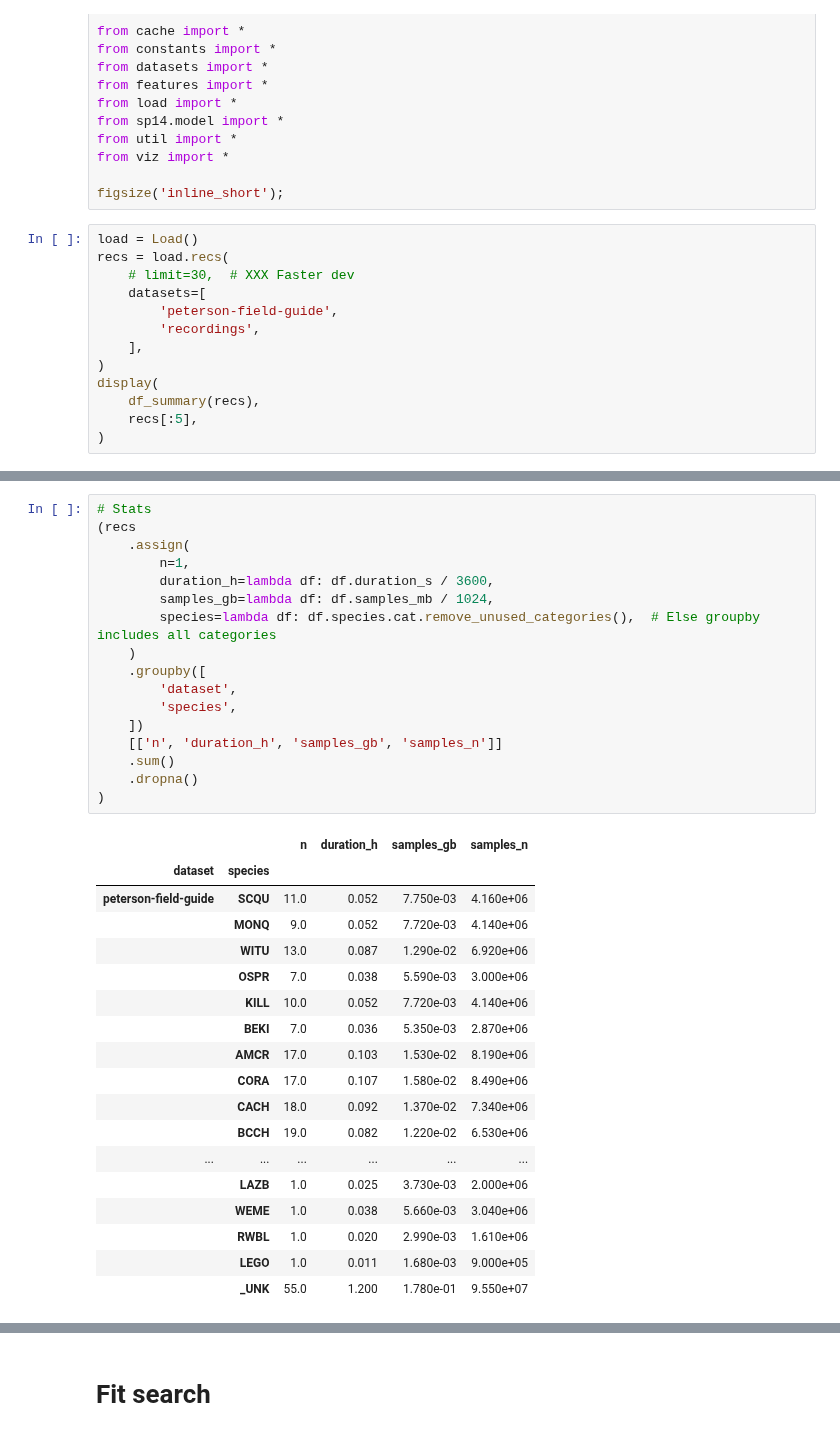
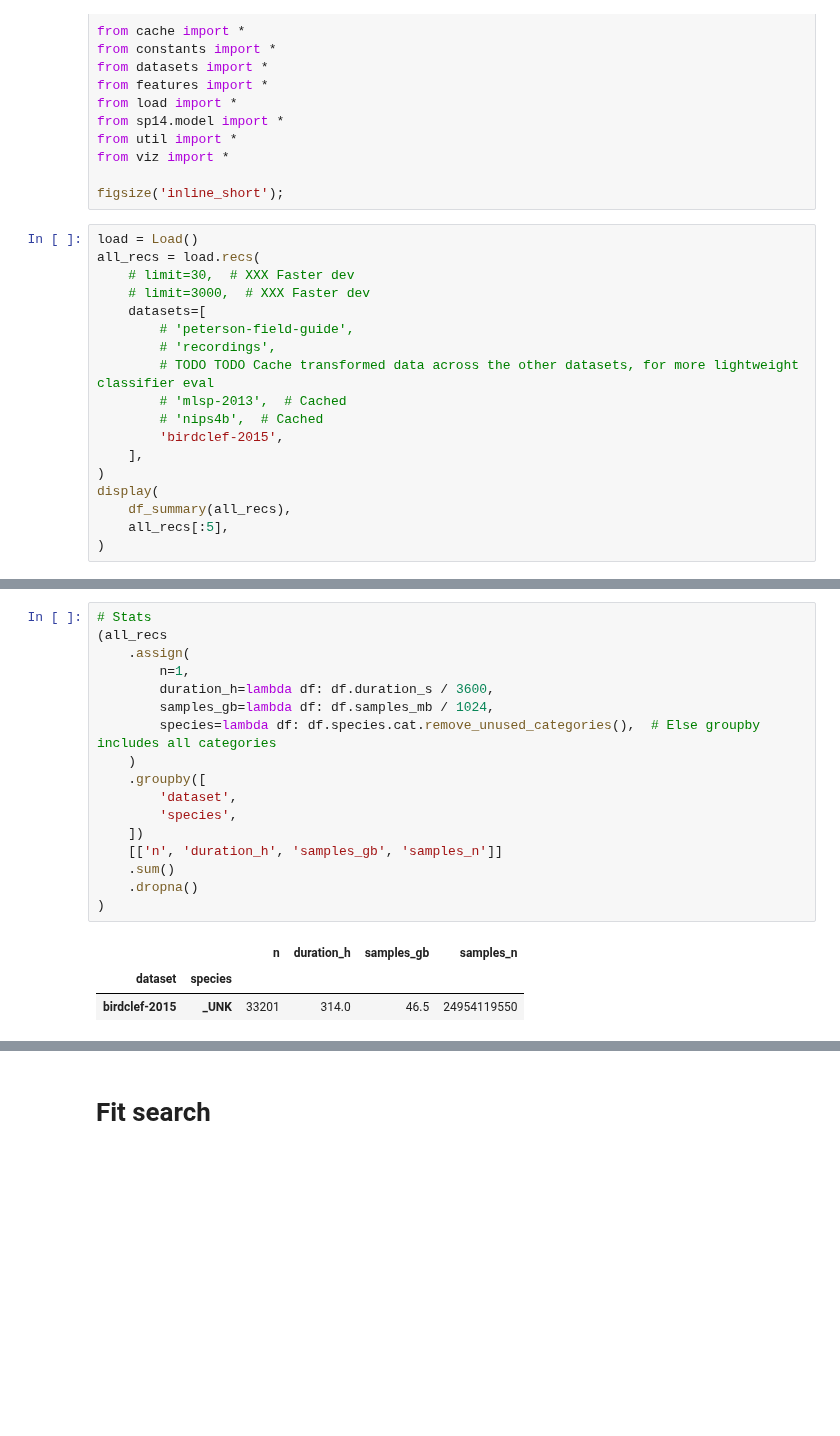
Before and after one commit to jdanbrown/birdgram, a Jupyter notebook: features/notebooks/20180524_eval_classifiers.ipynb, the cells around one changed output, grey strips where cells are left out. Drawn from its saved outputs; the diff is of its cells as text; blank space fills up the shorter version.

Commit message:
features: birdclef2015 + xc

```diff
--- a/features/notebooks/20180524_eval_classifiers.ipynb
+++ b/features/notebooks/20180524_eval_classifiers.ipynb
@@ -17,15 +17,20 @@ from viz import *
 figsize('inline_short');
 # %%
 load = Load()
-recs = load.recs(
+all_recs = load.recs(
     # limit=30,  # XXX Faster dev
+    # limit=3000,  # XXX Faster dev
     datasets=[
-        'peterson-field-guide',
-        'recordings',
+        # 'peterson-field-guide',
+        # 'recordings',
+        # TODO TODO Cache transformed data across the other datasets, for more lightweight classifier eval
+        # 'mlsp-2013',  # Cached
+        # 'nips4b',  # Cached
+        'birdclef-2015',
     ],
 )
 display(
-    df_summary(recs),
-    recs[:5],
+    df_summary(all_recs),
+    all_recs[:5],
 )
 # %% [output]
@@ -60,37 +56,22 @@ display(
 # %%
 # Stats
-(recs
+(all_recs
     .assign(
         n=1,
         duration_h=lambda df: df.duration_s / 3600,
         samples_gb=lambda df: df.samples_mb / 1024,
         species=lambda df: df.species.cat.remove_unused_categories(),  # Else groupby includes all categories
     )
     .groupby([
         'dataset',
         'species',
     ])
     [['n', 'duration_h', 'samples_gb', 'samples_n']]
     .sum()
     .dropna()
 )
 # %% [output]
 |  |  | n | duration_h | samples_gb | samples_n |
 | dataset | species |  |  |  |  |
-| peterson-field-guide | SCQU | 11.0 | 0.052 | 7.750e-03 | 4.160e+06 |
-|  | MONQ | 9.0 | 0.052 | 7.720e-03 | 4.140e+06 |
-|  | WITU | 13.0 | 0.087 | 1.290e-02 | 6.920e+06 |
-|  | OSPR | 7.0 | 0.038 | 5.590e-03 | 3.000e+06 |
-|  | KILL | 10.0 | 0.052 | 7.720e-03 | 4.140e+06 |
-|  | BEKI | 7.0 | 0.036 | 5.350e-03 | 2.870e+06 |
-|  | AMCR | 17.0 | 0.103 | 1.530e-02 | 8.190e+06 |
-|  | CORA | 17.0 | 0.107 | 1.580e-02 | 8.490e+06 |
-|  | CACH | 18.0 | 0.092 | 1.370e-02 | 7.340e+06 |
-|  | BCCH | 19.0 | 0.082 | 1.220e-02 | 6.530e+06 |
-| ... | ... | ... | ... | ... | ... |
-|  | LAZB | 1.0 | 0.025 | 3.730e-03 | 2.000e+06 |
-|  | WEME | 1.0 | 0.038 | 5.660e-03 | 3.040e+06 |
-|  | RWBL | 1.0 | 0.020 | 2.990e-03 | 1.610e+06 |
-|  | LEGO | 1.0 | 0.011 | 1.680e-03 | 9.000e+05 |
-|  | _UNK | 55.0 | 1.200 | 1.780e-01 | 9.550e+07 |
+| birdclef-2015 | _UNK | 33201 | 314.0 | 46.5 | 24954119550 |
 # %%
```
Also changed, not shown: parts of 13 cells of this notebook, 9 other files.
